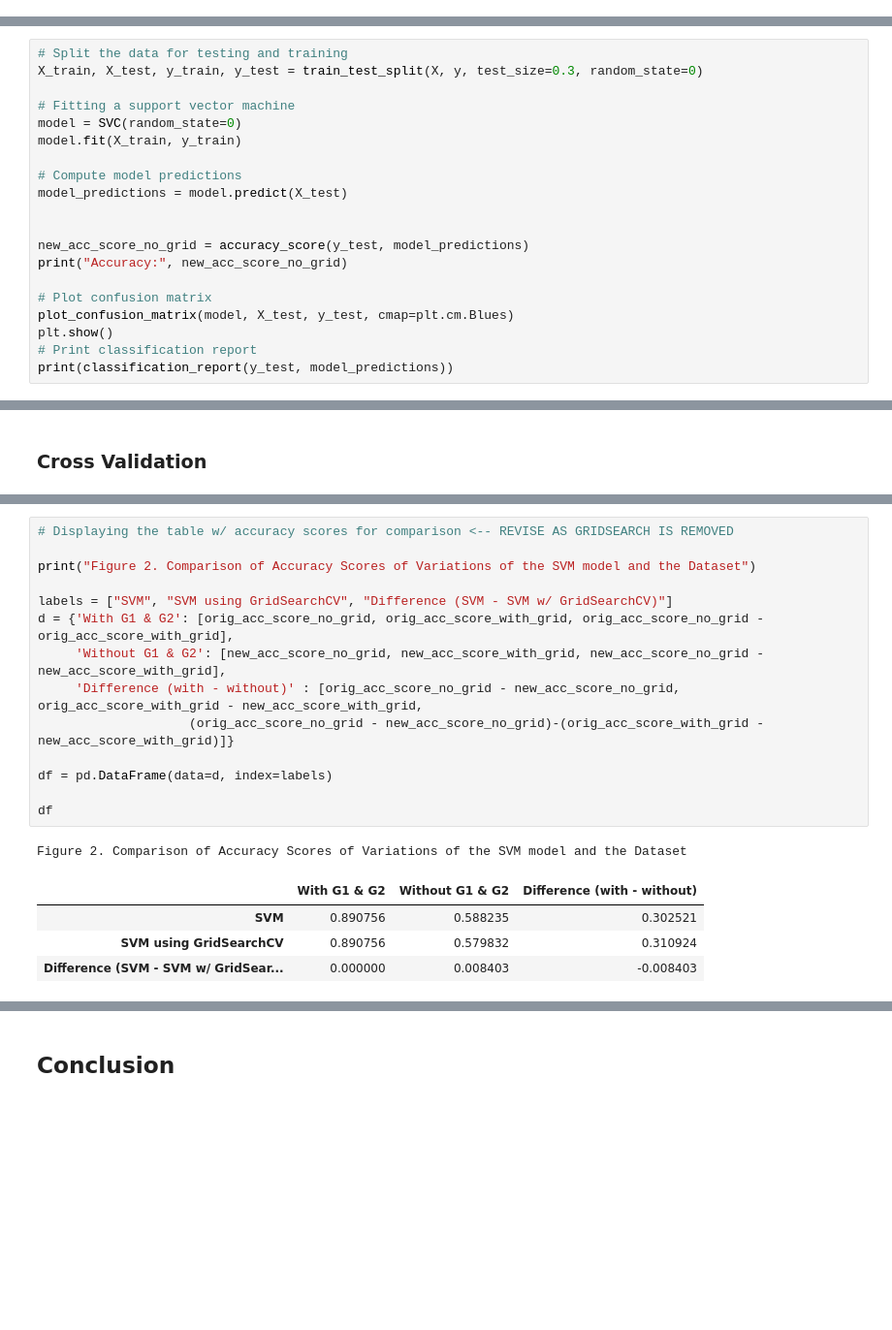
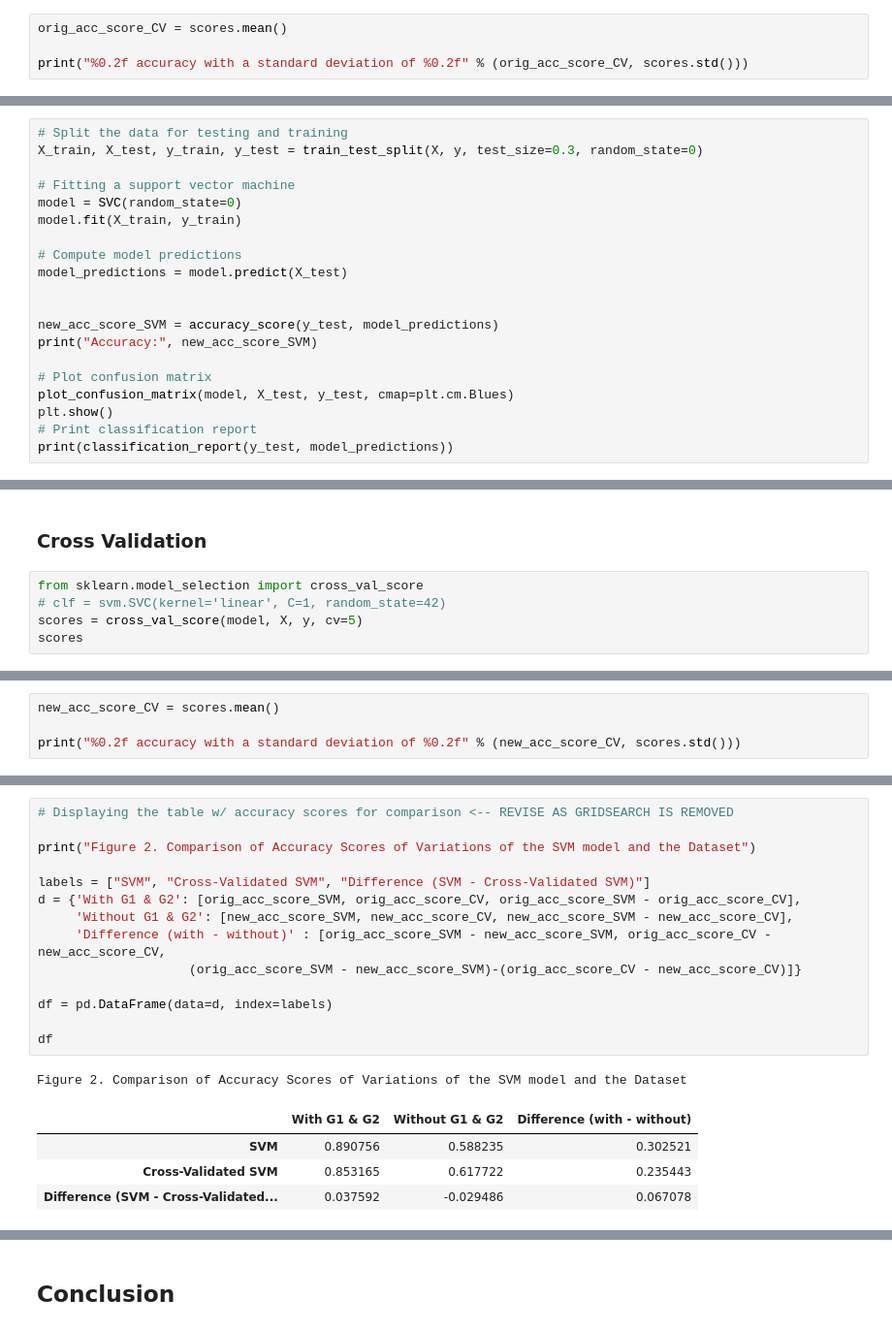
Before and after one commit to renzovirtucio/CS-180-Machine-Problem, a Jupyter notebook: Cruel, Nathan and Virtucio, Renzo - CS 180 Machine Problem.ipynb, the cells around one changed output, grey strips where cells are left out. Shown at 97% size. Saved outputs shown, nothing was run; the diff lists cells and outputs as text; blank space fills up the shorter version.

Commit message:
Revised data & analysis and conclusion
Added another table to data & analysis (F1 score vs accuracy score comparison). Revised data & analysis and conclusion

```diff
--- a/Cruel, Nathan and Virtucio, Renzo - CS 180 Machine Problem.ipynb
+++ b/Cruel, Nathan and Virtucio, Renzo - CS 180 Machine Problem.ipynb
@@ -310,0 +318,4 @@ Given the confusion matrix and classification report of the support vector machi
+# %%
+orig_acc_score_CV = scores.mean()
+
+print("%0.2f accuracy with a standard deviation of %0.2f" % (orig_acc_score_CV, scores.std()))
@@ -434,8 +459,8 @@ model.fit(X_train, y_train)
 model_predictions = model.predict(X_test)
 
 
-new_acc_score_no_grid = accuracy_score(y_test, model_predictions)
-print("Accuracy:", new_acc_score_no_grid)
+new_acc_score_SVM = accuracy_score(y_test, model_predictions)
+print("Accuracy:", new_acc_score_SVM)
 
 # Plot confusion matrix
 plot_confusion_matrix(model, X_test, y_test, cmap=plt.cm.Blues)
@@ -457,3 +482,8 @@ weighted avg       0.58      0.59      0.58       119
 Given the confusion matrix and classification report of the support vector machine, SVC, with default parameters, we observe that this has an accuracy of 0.59, which is significantly lower than the 0.89 obtained using the SVC fitted with the data with G1 and G2, with default parameters.
 # %% [markdown]
 ### Cross Validation
+# %%
+from sklearn.model_selection import cross_val_score
+# clf = svm.SVC(kernel='linear', C=1, random_state=42)
+scores = cross_val_score(model, X, y, cv=5)
+scores
@@ -459,0 +492,4 @@ Given the confusion matrix and classification report of the support vector machi
+# %%
+new_acc_score_CV = scores.mean()
+
+print("%0.2f accuracy with a standard deviation of %0.2f" % (new_acc_score_CV, scores.std()))
@@ -460,20 +512,20 @@ Given the confusion matrix and classification report of the support vector machi
 # %%
 # Displaying the table w/ accuracy scores for comparison <-- REVISE AS GRIDSEARCH IS REMOVED
 
 print("Figure 2. Comparison of Accuracy Scores of Variations of the SVM model and the Dataset")
 
-labels = ["SVM", "SVM using GridSearchCV", "Difference (SVM - SVM w/ GridSearchCV)"]
-d = {'With G1 & G2': [orig_acc_score_no_grid, orig_acc_score_with_grid, orig_acc_score_no_grid - orig_acc_score_with_grid],
-     'Without G1 & G2': [new_acc_score_no_grid, new_acc_score_with_grid, new_acc_score_no_grid - new_acc_score_with_grid],
-     'Difference (with - without)' : [orig_acc_score_no_grid - new_acc_score_no_grid, orig_acc_score_with_grid - new_acc_score_with_grid,
-                    (orig_acc_score_no_grid - new_acc_score_no_grid)-(orig_acc_score_with_grid - new_acc_score_with_grid)]}
+labels = ["SVM", "Cross-Validated SVM", "Difference (SVM - Cross-Validated SVM)"]
+d = {'With G1 & G2': [orig_acc_score_SVM, orig_acc_score_CV, orig_acc_score_SVM - orig_acc_score_CV],
+     'Without G1 & G2': [new_acc_score_SVM, new_acc_score_CV, new_acc_score_SVM - new_acc_score_CV],
+     'Difference (with - without)' : [orig_acc_score_SVM - new_acc_score_SVM, orig_acc_score_CV - new_acc_score_CV,
+                    (orig_acc_score_SVM - new_acc_score_SVM)-(orig_acc_score_CV - new_acc_score_CV)]}
 
 df = pd.DataFrame(data=d, index=labels)
 
 df
 # %% [output]
 Figure 2. Comparison of Accuracy Scores of Variations of the SVM model and the Dataset
 |  | With G1 & G2 | Without G1 & G2 | Difference (with - without) |
 | SVM | 0.890756 | 0.588235 | 0.302521 |
-| SVM using GridSearchCV | 0.890756 | 0.579832 | 0.310924 |
-| Difference (SVM - SVM w/ GridSear... | 0.000000 | 0.008403 | -0.008403 |
+| Cross-Validated SVM | 0.853165 | 0.617722 | 0.235443 |
+| Difference (SVM - Cross-Validated... | 0.037592 | -0.029486 | 0.067078 |
```
Also changed, not shown: parts of 15 cells of this notebook.
